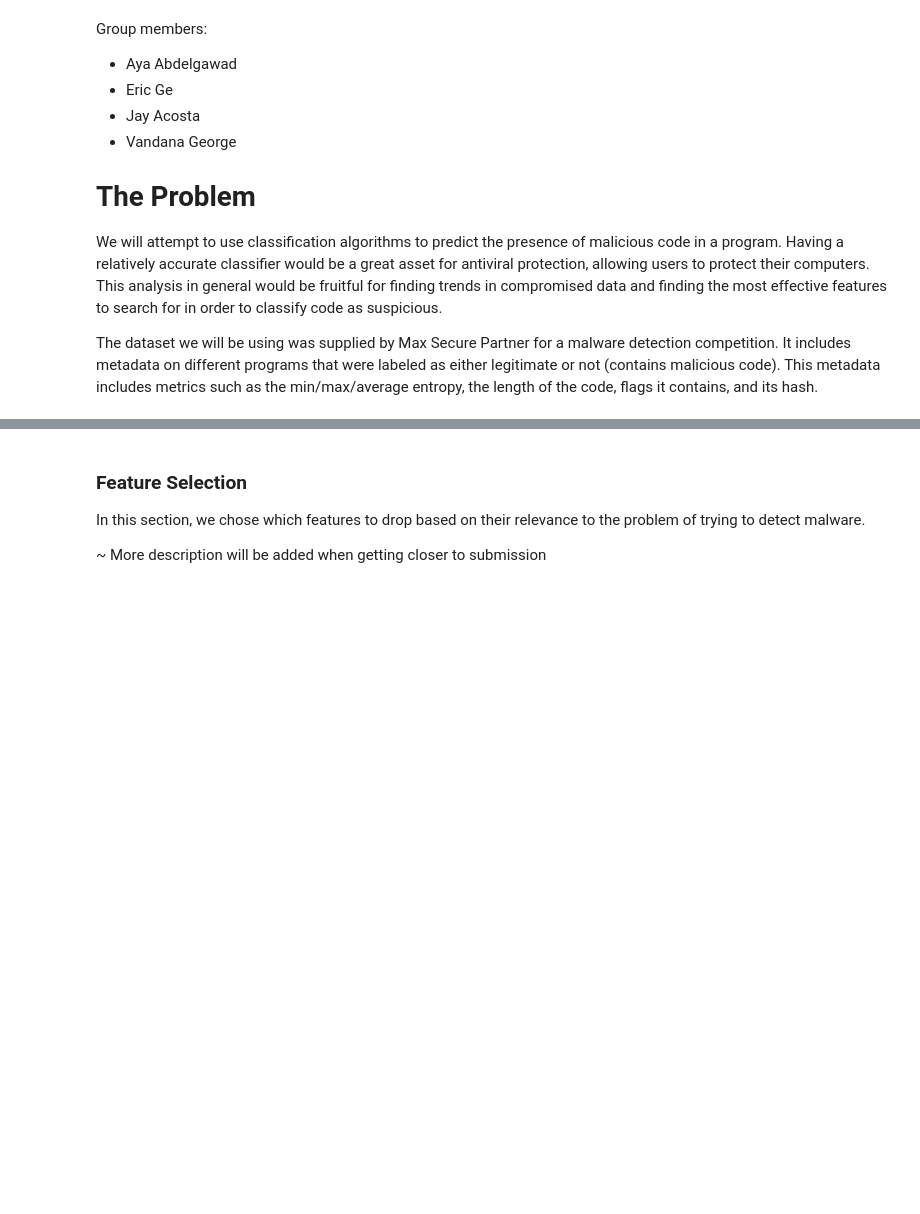
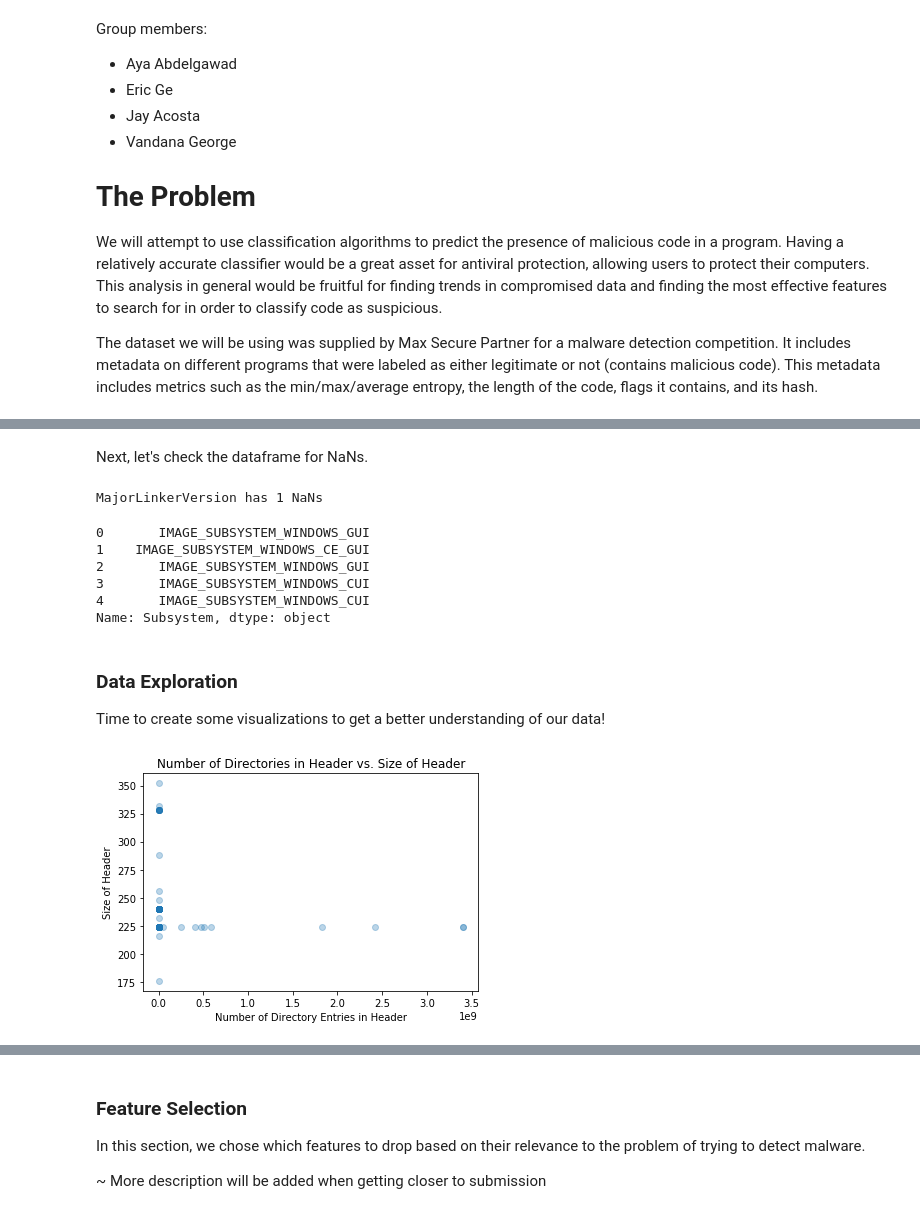
Before and after one commit to ayaabdelgawad/categorize-viruses, a Jupyter notebook: mal-classifier.ipynb, the cells around one changed output, grey strips where cells are left out. Saved outputs shown, nothing was run; the diff lists cells and outputs as text; code cells hidden in the pictures; blank space fills up the shorter version.

Commit message:
added some data cleaning and exploration content

```diff
--- a/mal-classifier.ipynb
+++ b/mal-classifier.ipynb
@@ -42,0 +48,12 @@ data.describe(include='all')
+# %%
+data = data.drop(columns=['ID', 'Unnamed: 57'])
+# %% [markdown]
+Next, let's check the dataframe for NaNs.
+# %%
+# Check for NaNs
+col_nans = data.isna().sum()
+for i in range(len(col_nans)):
+    if col_nans[i] > 0:
+        print(f"{data.columns[i]} has {col_nans[i]} NaNs")
+# %% [output]
+MajorLinkerVersion has 1 NaNs
@@ -42,0 +66,66 @@ data.describe(include='all')
+# %%
+# Mapping values in Subsystem to their meaning - Subsystem will now be categorical
+
+subsystem_keys = {
+  0: "IMAGE_SUBSYSTEM_UNKNOWN",
+  1: "IMAGE_SUBSYSTEM_NATIVE",
+  2: "IMAGE_SUBSYSTEM_WINDOWS_GUI",
+  3: "IMAGE_SUBSYSTEM_WINDOWS_CUI",
+  5: "IMAGE_SUBSYSTEM_OS2_CUI",
+  7: "IMAGE_SUBSYSTEM_POSIX_CUI",
+  9: "IMAGE_SUBSYSTEM_WINDOWS_CE_GUI",
+  10: "IMAGE_SUBSYSTEM_EFI_APPLICATION",
+  11: "IMAGE_SUBSYSTEM_EFI_BOOT_SERVICE_DRIVER",
+  12: "IMAGE_SUBSYSTEM_EFI_RUNTIME_DRIVER",
+  13: "IMAGE_SUBSYSTEM_EFI_ROM",
+  14: "IMAGE_SUBSYSTEM_XBOX",
+  16: "IMAGE_SUBSYSTEM_WINDOWS_BOOT_APPLICATION"
+}
+
+# Removed DllCharacteristics for now
+# dll_keys = {
+#   1: "Reserved",
+#   2: "Reserved",
+#   4: "Reserved",
+#   8: "Reserved",
+#   0x20: "IMAGE_DLL_CHARACTERISTICS_HIGH_ENTROPY_VA",
+#   0x40: "IMAGE_DLLCHARACTERISTICS_DYNAMIC_BASE",
+#   0x80: "IMAGE_DLLCHARACTERISTICS_FORCE_INTEGRITY",
+#   0x100: "IMAGE_DLLCHARACTERISTICS_NX_COMPAT",
+#   0x200: "IMAGE_DLLCHARACTERISTICS_NO_ISOLATION",
+#   0x400: "IMAGE_DLLCHARACTERISTICS_NO_SEH",
+#   0x800: "IMAGE_DLLCHARACTERISTICS_NO_BIND",
+#   0x1000: "IMAGE_DLL_CHARACTERISTICS_APPCONTAINER",
+#   0x2000: "IMAGE_DLLCHARACTERISTICS_WDM_DRIVER",
+#   0x4000: "IMAGE_DLL_CHARACTERISTICS_GUARD_CF",
+#   0x8000: "IMAGE_DLLCHARACTERISTICS_TERMINAL_SERVER_AWARE"
+# }
+
+data['Subsystem'] = data['Subsystem'].replace(subsystem_keys)
+
+data['Subsystem'].head()
+# %% [output]
+0       IMAGE_SUBSYSTEM_WINDOWS_GUI
+1    IMAGE_SUBSYSTEM_WINDOWS_CE_GUI
+2       IMAGE_SUBSYSTEM_WINDOWS_GUI
+3       IMAGE_SUBSYSTEM_WINDOWS_CUI
+4       IMAGE_SUBSYSTEM_WINDOWS_CUI
+Name: Subsystem, dtype: object
+# %% [markdown]
+### Data Exploration
+Time to create some visualizations to get a better understanding of our data!
+# %%
+# In the optional header, all of the entries have a fixed size, except the last one, NumberOfRvaAndSizes
+# NumberOfRvaAndSizes tells us how many directory entries are in the header
+# SizeOfOptionalHeader gives the total size of the header
+# Intuitively, these two variables are telling us very similar things
+# (how big is the whole thing vs. how big is it beyond some fixed size)
+# Let's plot them and see if they are indeed strongly correlated
+
+plt.scatter(data['NumberOfRvaAndSizes'], data['SizeOfOptionalHeader'], alpha=0.3)
+plt.xlabel('Number of Directory Entries in Header')
+plt.ylabel('Size of Header')
+plt.title('Number of Directories in Header vs. Size of Header')
+plt.show()
+# %% [output]
+[figure, added]
```
Also changed, not shown: parts of 16 cells of this notebook.
